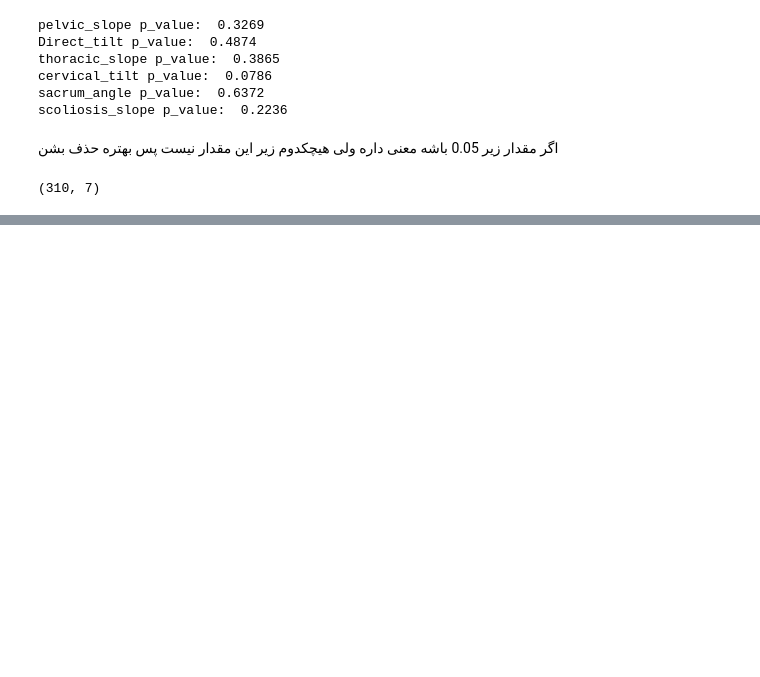
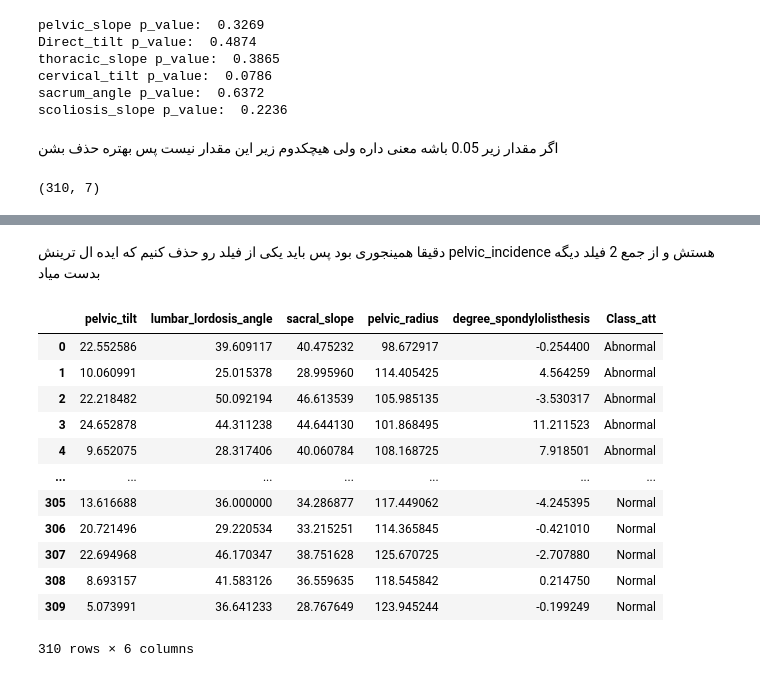
Before and after one commit to RomiinaAhmadi/lowerback_pain, a Jupyter notebook: data_preparation.ipynb, the cells around one changed output, grey strips where cells are left out. Cells and saved outputs as stored; diff of their text form; code cells hidden in the pictures; blank space fills up the shorter version.

```diff
--- a/data_preparation.ipynb
+++ b/data_preparation.ipynb
@@ -61,0 +151,4 @@ selected_df.shape
+# %%
+selected_df["sum_check"] = selected_df["sacral_slope"] + selected_df["pelvic_tilt"]
+
+selected_df[["pelvic_incidence" , "sum_check" ]].head(15)
@@ -61,0 +172,19 @@ selected_df.shape
+# %% [markdown]
+دقیقا همینجوری بود پس باید یکی از فیلد رو حذف کنیم که ایده ال ترینش pelvic_incidence هستش و از جمع 2 فیلد دیگه بدست میاد
+# %%
+selected_df = selected_df.drop(columns=["pelvic_incidence", "sum_check"])
+selected_df
+# %% [output]
+|  | pelvic_tilt | lumbar_lordosis_angle | sacral_slope | pelvic_radius | degree_spondylolisthesis | Class_att |
+| 0 | 22.552586 | 39.609117 | 40.475232 | 98.672917 | -0.254400 | Abnormal |
+| 1 | 10.060991 | 25.015378 | 28.995960 | 114.405425 | 4.564259 | Abnormal |
+| 2 | 22.218482 | 50.092194 | 46.613539 | 105.985135 | -3.530317 | Abnormal |
+| 3 | 24.652878 | 44.311238 | 44.644130 | 101.868495 | 11.211523 | Abnormal |
+| 4 | 9.652075 | 28.317406 | 40.060784 | 108.168725 | 7.918501 | Abnormal |
+| ... | ... | ... | ... | ... | ... | ... |
+| 305 | 13.616688 | 36.000000 | 34.286877 | 117.449062 | -4.245395 | Normal |
+| 306 | 20.721496 | 29.220534 | 33.215251 | 114.365845 | -0.421010 | Normal |
+| 307 | 22.694968 | 46.170347 | 38.751628 | 125.670725 | -2.707880 | Normal |
+| 308 | 8.693157 | 41.583126 | 36.559635 | 118.545842 | 0.214750 | Normal |
+| 309 | 5.073991 | 36.641233 | 28.767649 | 123.945244 | -0.199249 | Normal |
+310 rows × 6 columns
```
Also changed, not shown: parts of 13 cells of this notebook.
